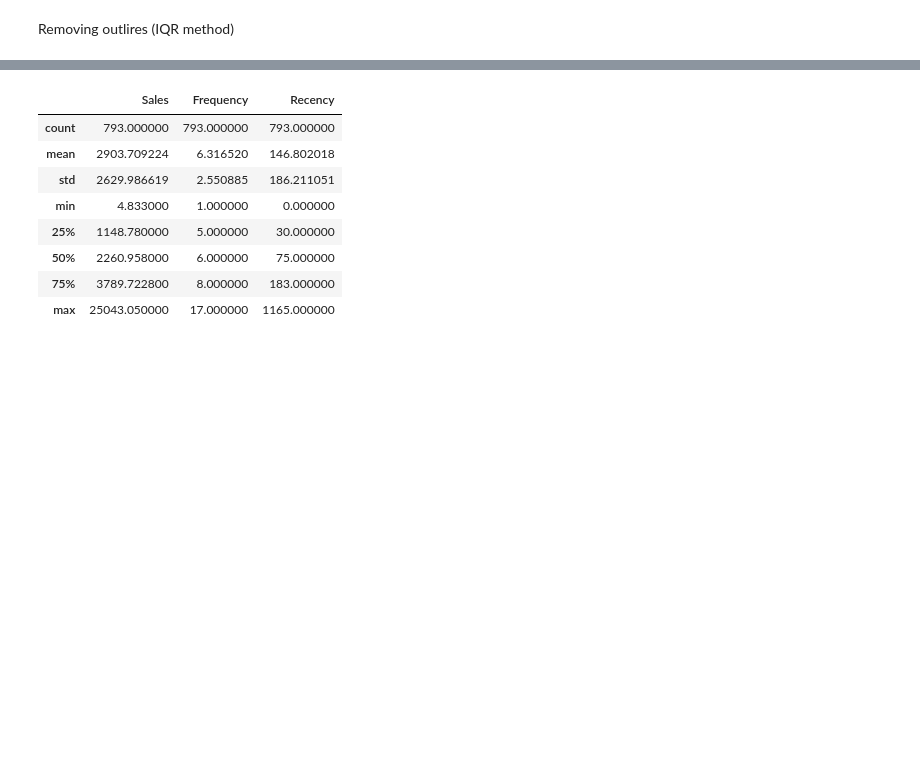
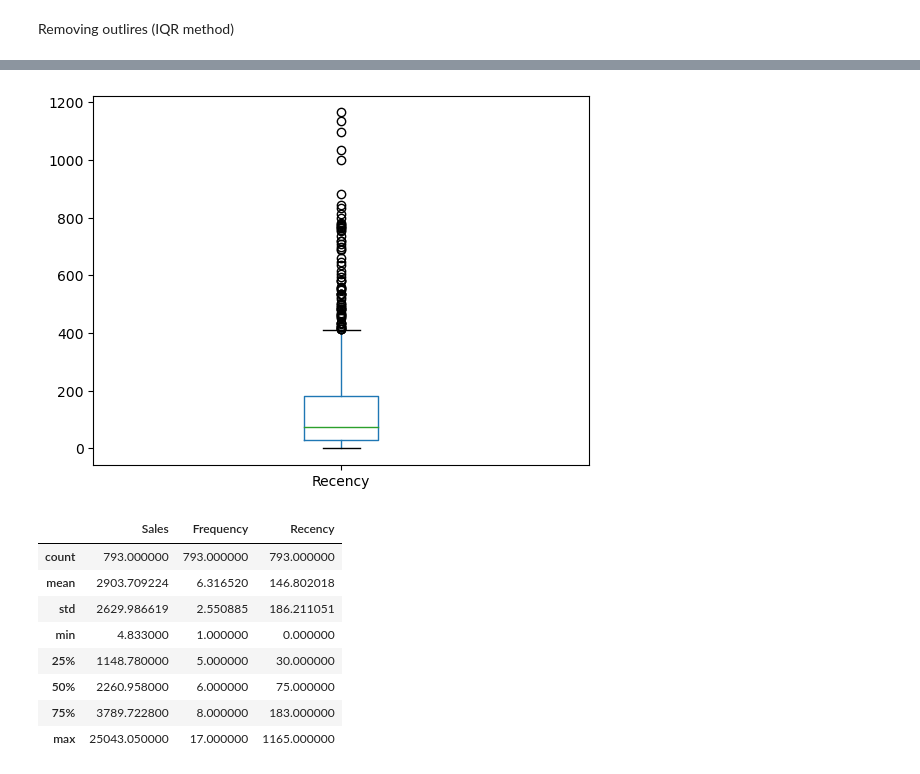
Before and after one commit to YanaOrf/E_Commerce, a Jupyter notebook: E-commerce EDA.ipynb, the cells around one changed output, grey strips where cells are left out. Cells and saved outputs as stored; diff of their text form; code cells hidden in the pictures; blank space fills up the shorter version.

```diff
--- a/E-commerce EDA.ipynb
+++ b/E-commerce EDA.ipynb
@@ -283,3 +285,7 @@ Removing outlires (IQR method)
+# %%
+plot_boxplot(metrics,"Recency")
+# %% [output]
+[figure, added]
 # %%
 metrics.describe()
 # %% [output]
```
Also changed, not shown: parts of 41 cells of this notebook.
